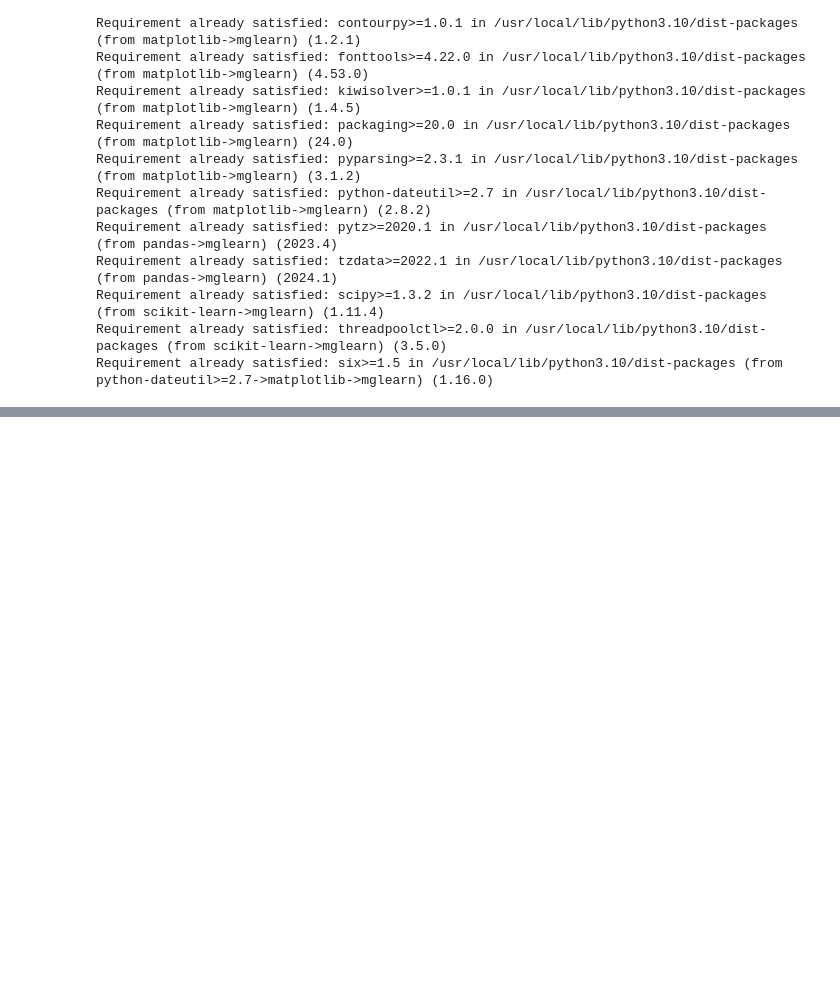
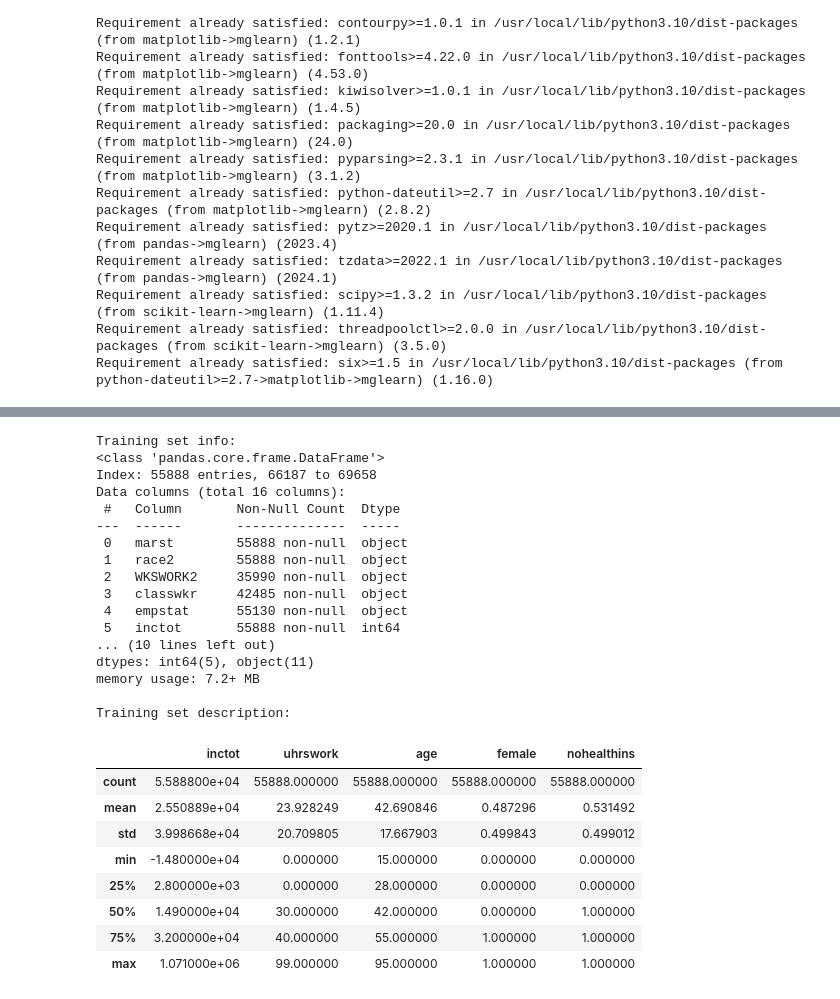
Before and after one commit to HiwaTase/Machine-Learning, a Jupyter notebook: Untitled1.ipynb, the cells around one changed output, grey strips where cells are left out. Drawn from its saved outputs; the diff is of its cells as text; code cells hidden in the pictures; blank space fills up the shorter version.

```diff
--- a/Untitled1.ipynb
+++ b/Untitled1.ipynb
@@ -45,0 +50,16 @@ df.head()
+# %%
+
+from sklearn.model_selection import train_test_split
+
+X = df.drop('nohealthins', axis=1)
+y = df['nohealthins']
+
+# Divide the data into training and testing sets
+X_train, X_test, y_train, y_test = train_test_split(X, y, test_size=0.2, stratify=y, random_state=42)
+
+# Check the balance of the target classes
+print("Training set target class distribution:")
+print(y_train.value_counts())
+
+print("\nTesting set target class distribution:")
+print(y_test.value_counts())
@@ -45,0 +78,37 @@ df.head()
+# %%
+train_df = pd.concat([X_train, y_train], axis=1)
+
+
+print("Training set info:")
+train_df.info()
+
+
+print("\nTraining set description:")
+train_df.describe()
+# %% [output]
+Training set info:
+<class 'pandas.core.frame.DataFrame'>
+Index: 55888 entries, 66187 to 69658
+Data columns (total 16 columns):
+ #   Column       Non-Null Count  Dtype
+---  ------       --------------  -----
+ 0   marst        55888 non-null  object
+ 1   race2        55888 non-null  object
+ 2   WKSWORK2     35990 non-null  object
+ 3   classwkr     42485 non-null  object
+ 4   empstat      55130 non-null  object
+ 5   inctot       55888 non-null  int64
+... (10 lines left out)
+dtypes: int64(5), object(11)
+memory usage: 7.2+ MB
+
+Training set description:
+|  | inctot | uhrswork | age | female | nohealthins |
+| count | 5.588800e+04 | 55888.000000 | 55888.000000 | 55888.000000 | 55888.000000 |
+| mean | 2.550889e+04 | 23.928249 | 42.690846 | 0.487296 | 0.531492 |
+| std | 3.998668e+04 | 20.709805 | 17.667903 | 0.499843 | 0.499012 |
+| min | -1.480000e+04 | 0.000000 | 15.000000 | 0.000000 | 0.000000 |
+| 25% | 2.800000e+03 | 0.000000 | 28.000000 | 0.000000 | 0.000000 |
+| 50% | 1.490000e+04 | 30.000000 | 42.000000 | 0.000000 | 1.000000 |
+| 75% | 3.200000e+04 | 40.000000 | 55.000000 | 1.000000 | 1.000000 |
+| max | 1.071000e+06 | 99.000000 | 95.000000 | 1.000000 | 1.000000 |
```
Also changed, not shown: parts of 3 cells of this notebook.
